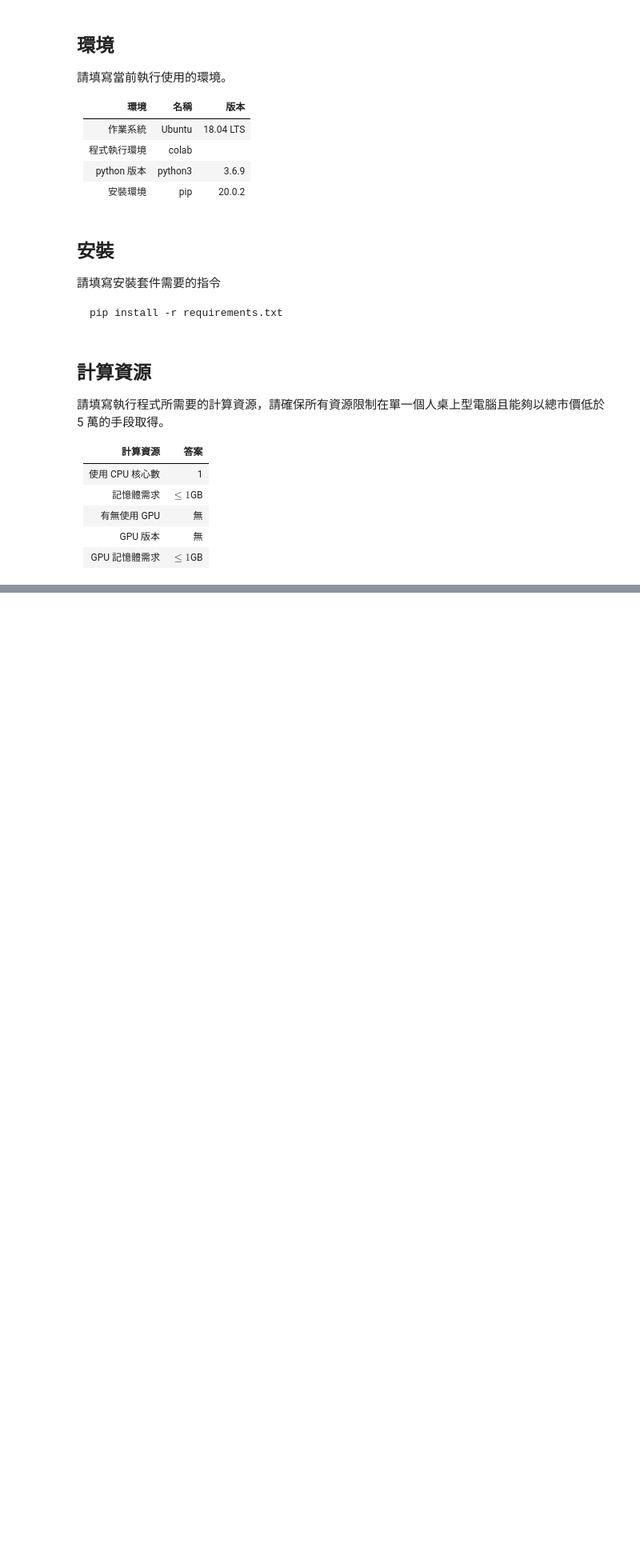
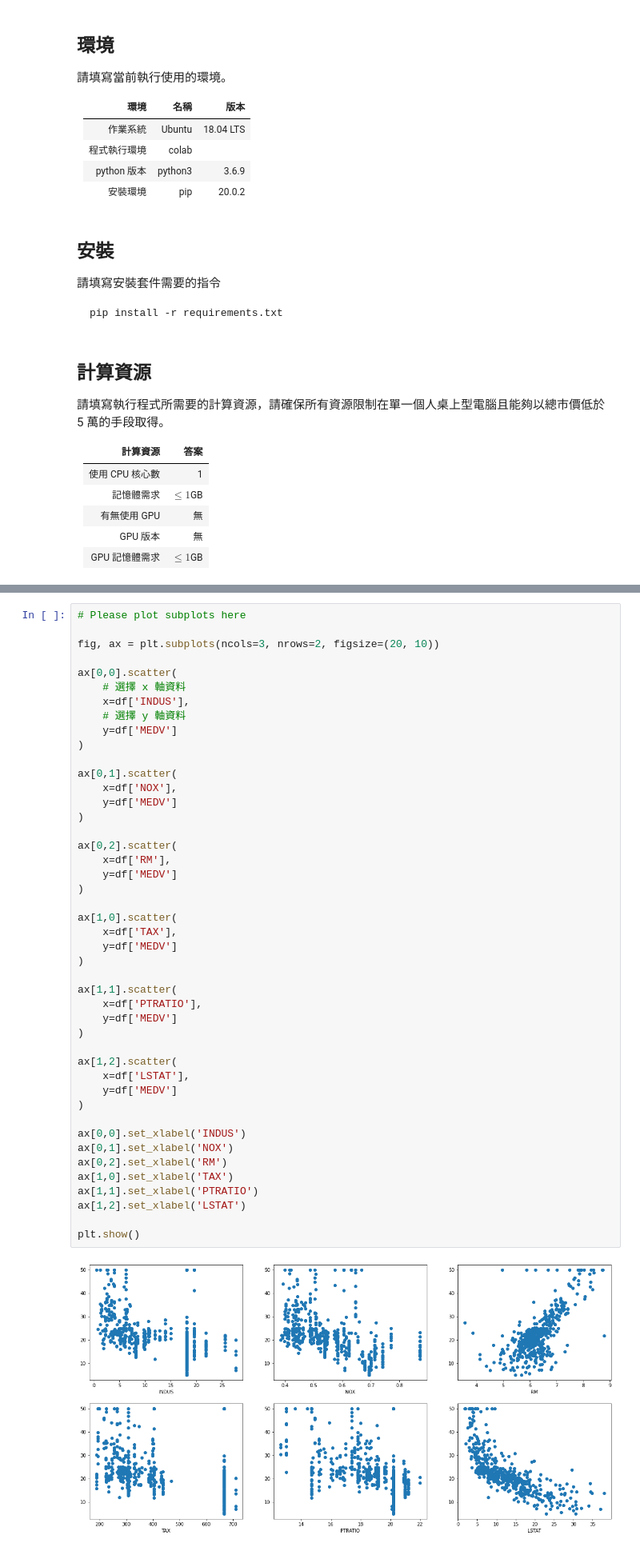
Before and after one commit to KevinLuuuuu/Data-Analysis, a Jupyter notebook: FDA_HW2/main.ipynb, the cells around one changed output, grey strips where cells are left out. Shown: that part at 80% size. Drawn from its saved outputs; the diff is of its cells as text; blank space fills up the shorter version.

```diff
--- a/FDA_HW2/main.ipynb
+++ b/FDA_HW2/main.ipynb
@@ -887,0 +297,47 @@ Kaggle Public Leaderboard : Top 3 % (1406/50374)
+# %%
+# Please plot subplots here
+
+fig, ax = plt.subplots(ncols=3, nrows=2, figsize=(20, 10))
+
+ax[0,0].scatter(
+    # 選擇 x 軸資料
+    x=df['INDUS'],
+    # 選擇 y 軸資料
+    y=df['MEDV']
+)
+
+ax[0,1].scatter(
+    x=df['NOX'],
+    y=df['MEDV']
+)
+
+ax[0,2].scatter(
+    x=df['RM'],
+    y=df['MEDV']
+)
+
+ax[1,0].scatter(
+    x=df['TAX'],
+    y=df['MEDV']
+)
+
+ax[1,1].scatter(
+    x=df['PTRATIO'],
+    y=df['MEDV']
+)
+
+ax[1,2].scatter(
+    x=df['LSTAT'],
+    y=df['MEDV']
+)
+
+ax[0,0].set_xlabel('INDUS')
+ax[0,1].set_xlabel('NOX')
+ax[0,2].set_xlabel('RM')
+ax[1,0].set_xlabel('TAX')
+ax[1,1].set_xlabel('PTRATIO')
+ax[1,2].set_xlabel('LSTAT')
+
+plt.show()
+# %% [output]
+[figure, added]
```
Also changed, not shown: parts of 88 cells of this notebook.
